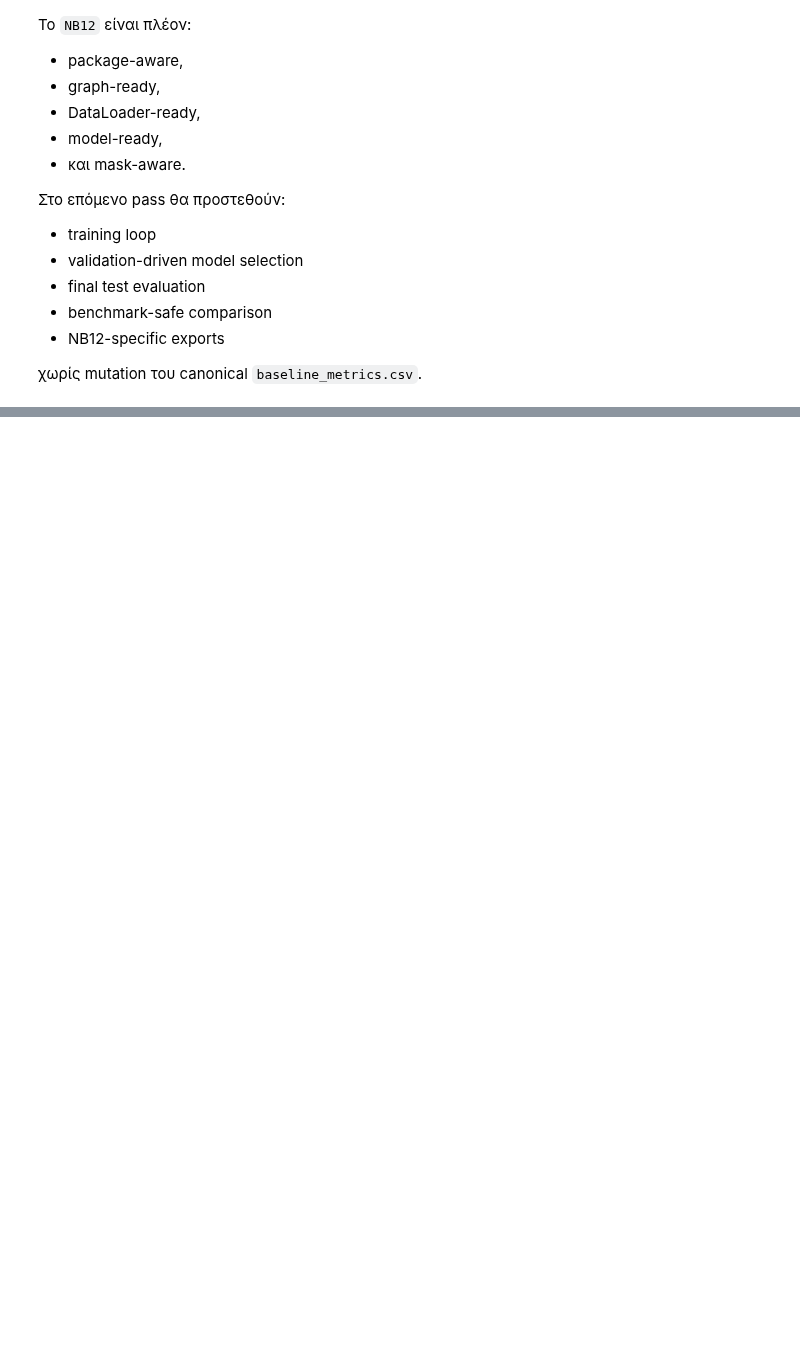
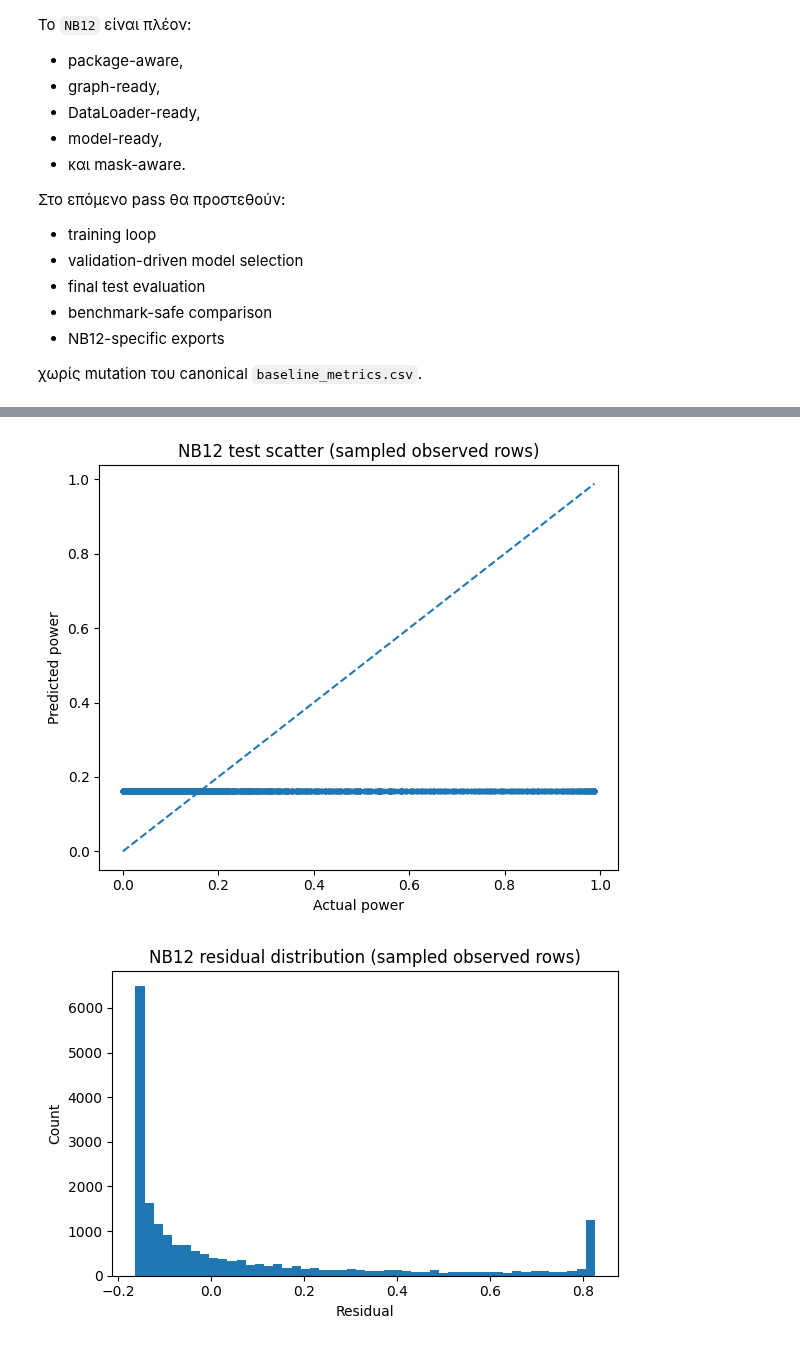
Before and after one commit to Dionysis33/WindPower_DigitalTwin, a Jupyter notebook: notebooks/12_first_graph_based_forecasting_baseline.ipynb, the cells around one changed output, grey strips where cells are left out. Drawn from its saved outputs; the diff is of its cells as text; code cells hidden in the pictures; blank space fills up the shorter version.

Commit message:
feat(nb12): complete first graph baseline run evaluation and exports

```diff
--- a/notebooks/12_first_graph_based_forecasting_baseline.ipynb
+++ b/notebooks/12_first_graph_based_forecasting_baseline.ipynb
@@ -939,0 +1696,15 @@ Initial masked RMSE: 2558.939697265625
+# %%
+# ============================================================
+# Restore best checkpoint
+# ============================================================
+
+if best_state_dict is None:
+    raise RuntimeError("Λείπει το best_state_dict. Δεν μπορεί να γίνει final evaluation.")
+
+model.load_state_dict(best_state_dict)
+model = model.to(DEVICE)
+model.eval()
+
+print("Best checkpoint restored successfully.")
+print("Best epoch:", best_epoch)
+print("Best validation loss:", best_val_loss)
@@ -939,0 +1877,40 @@ Initial masked RMSE: 2558.939697265625
+# %%
+# ============================================================
+# Test plots
+# ============================================================
+
+plot_sample_n = min(20000, len(test_predictions_df))
+plot_df = test_predictions_df.sample(n=plot_sample_n, random_state=SEED).copy()
+
+# Scatter: actual vs predicted
+fig = plt.figure(figsize=(6, 5))
+ax = fig.add_subplot(1, 1, 1)
+
+ax.scatter(plot_df["y_true"], plot_df["y_pred"], s=8, alpha=0.4)
+diag_min = float(min(plot_df["y_true"].min(), plot_df["y_pred"].min()))
+diag_max = float(max(plot_df["y_true"].max(), plot_df["y_pred"].max()))
+ax.plot([diag_min, diag_max], [diag_min, diag_max], linestyle="--")
+
+ax.set_title("NB12 test scatter (sampled observed rows)")
+ax.set_xlabel("Actual power")
+ax.set_ylabel("Predicted power")
+
+plt.tight_layout()
+plt.show()
+
+# Residual histogram
+plot_df["residual"] = plot_df["y_true"] - plot_df["y_pred"]
+
+fig = plt.figure(figsize=(6, 4))
+ax = fig.add_subplot(1, 1, 1)
+
+ax.hist(plot_df["residual"], bins=50)
+ax.set_title("NB12 residual distribution (sampled observed rows)")
+ax.set_xlabel("Residual")
+ax.set_ylabel("Count")
+
+plt.tight_layout()
+plt.show()
+# %% [output]
+[figure, added]
+[figure, added]
```
Also changed, not shown: parts of 27 cells of this notebook.
